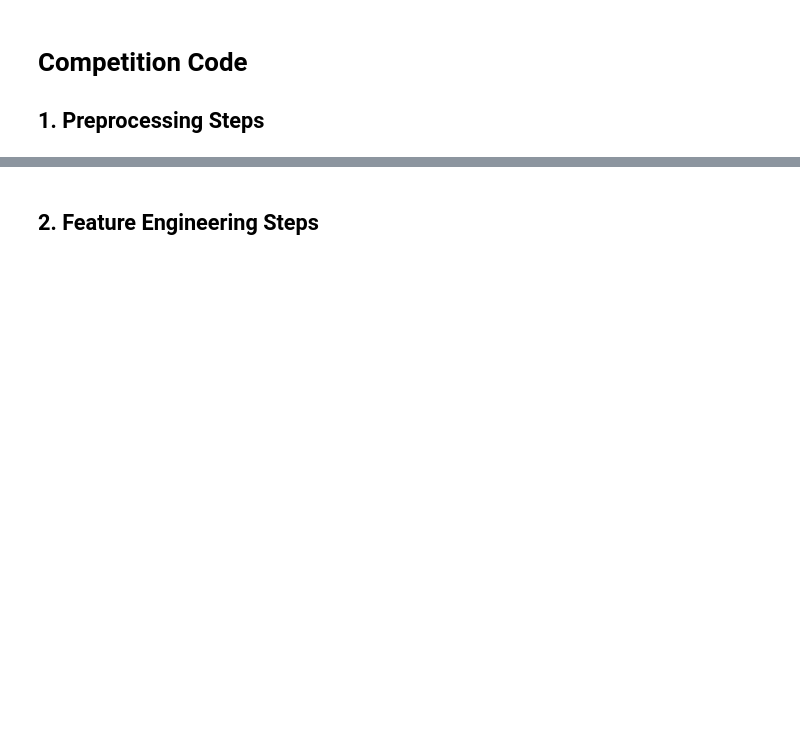
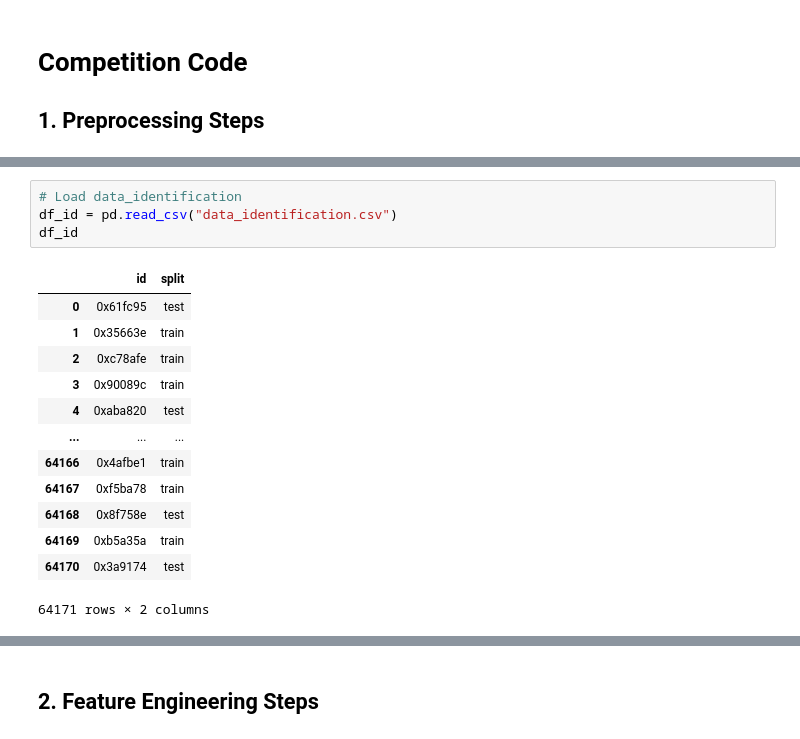
Before and after one commit to Teepawin/DM2025-Lab2-Exercise, a Jupyter notebook: DM2025-Lab2-Homework.ipynb, the cells around one changed output, grey strips where cells are left out. Drawn from its saved outputs; the diff is of its cells as text; blank space fills up the shorter version.

```diff
--- a/DM2025-Lab2-Homework.ipynb
+++ b/DM2025-Lab2-Homework.ipynb
@@ -151,0 +274,18 @@ Markdown Syntax to Add Image: `![Description of the Image](./your_local_folder/n
+# %%
+# Load data_identification
+df_id = pd.read_csv("data_identification.csv")
+df_id
+# %% [output]
+|  | id | split |
+| 0 | 0x61fc95 | test |
+| 1 | 0x35663e | train |
+| 2 | 0xc78afe | train |
+| 3 | 0x90089c | train |
+| 4 | 0xaba820 | test |
+| ... | ... | ... |
+| 64166 | 0x4afbe1 | train |
+| 64167 | 0xf5ba78 | train |
+| 64168 | 0x8f758e | test |
+| 64169 | 0xb5a35a | train |
+| 64170 | 0x3a9174 | test |
+64171 rows × 2 columns
```
Also changed, not shown: parts of 20 cells of this notebook, 46 other files.
